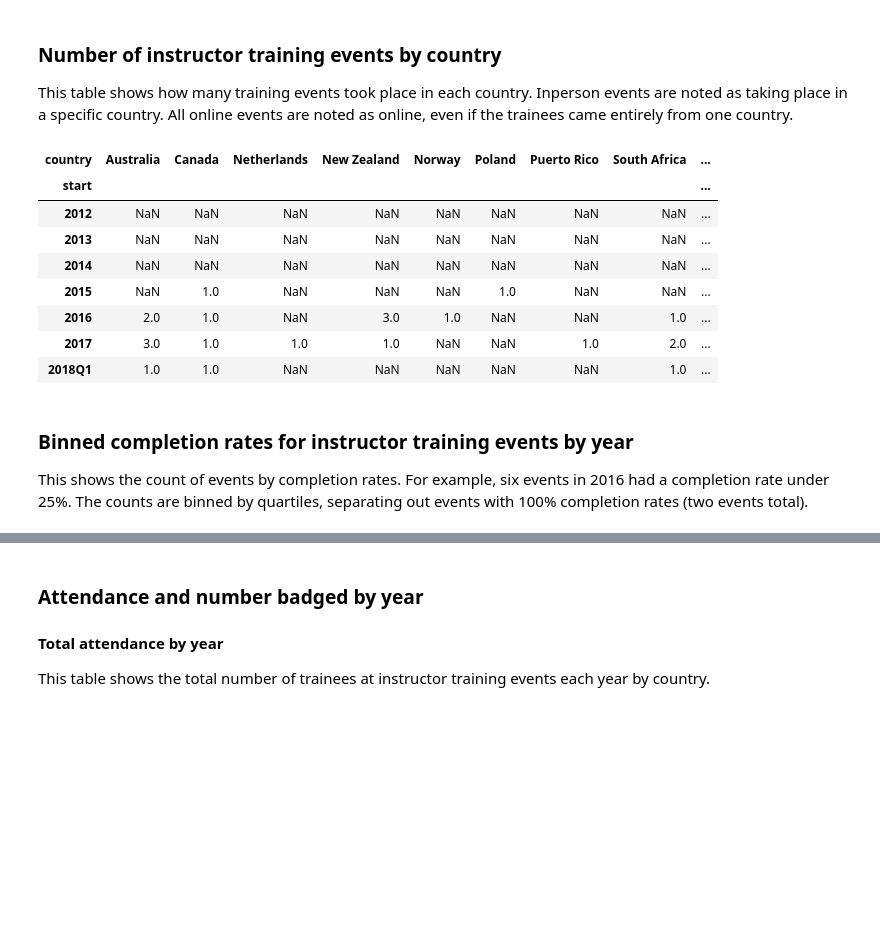
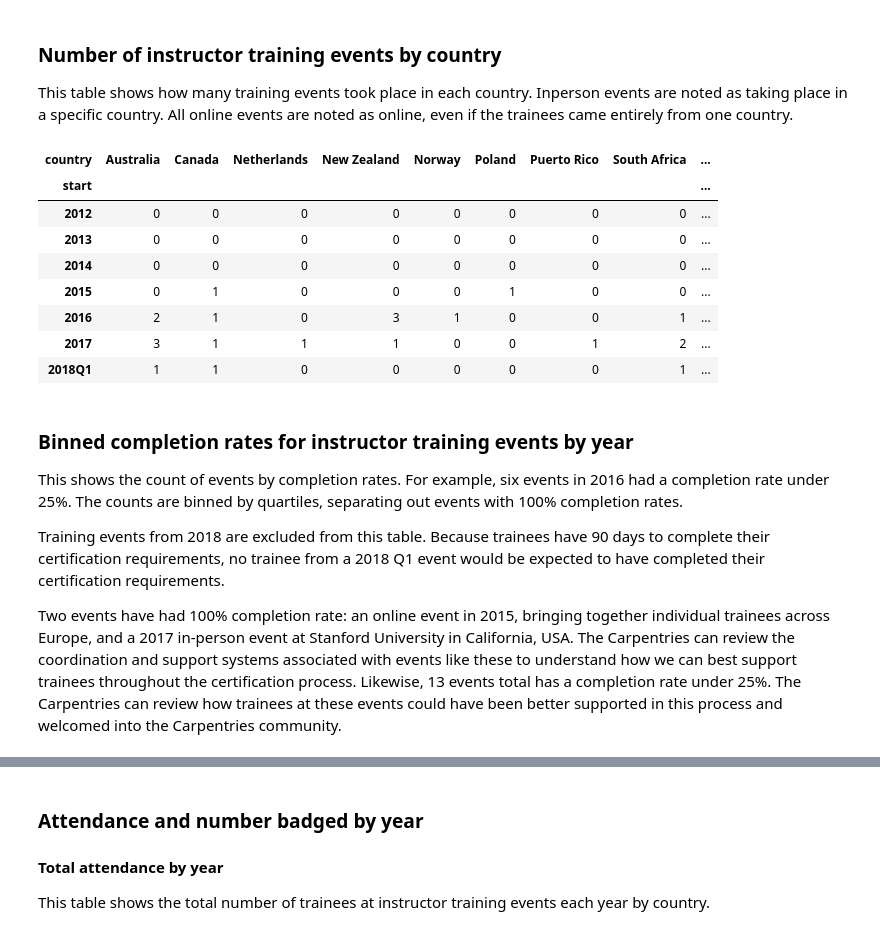
Before and after one commit to carpentries/assessment, a Jupyter notebook: programmatic-assessment/workshops/final_report_draft.ipynb, the cells around one changed output, grey strips where cells are left out. Drawn from its saved outputs; the diff is of its cells as text; code cells hidden in the pictures; blank space fills up the shorter version.

```diff
--- a/programmatic-assessment/workshops/final_report_draft.ipynb
+++ b/programmatic-assessment/workshops/final_report_draft.ipynb
@@ -557,23 +572,31 @@ badges_by_training_event
 
 This table shows how many training events took place in each country.  Inperson events are noted as taking place in a specific country. All online events are noted as online, even if the trainees came entirely from one country.
 # %%
-trainigs_by_country = badges_by_training_event.groupby([badges_by_training_event['start'].dt.year, 'country'])['slug'].count().unstack()
-trainigs_by_country['total'] = trainigs_by_country.sum(axis=1)
-trainigs_by_country.index.values
-trainigs_by_country = trainigs_by_country.rename(index = {2018:'2018Q1'})
-trainigs_by_country
+trainings_by_country = badges_by_training_event.groupby([badges_by_training_event['start'].dt.year, 'country'])['slug'].count().unstack()
+trainings_by_country['total'] = trainings_by_country.sum(axis=1)
+trainings_by_country.index.values
+trainings_by_country = trainings_by_country.rename(index = {2018:'2018Q1'})
+trainings_by_country = trainings_by_country.fillna(0)
+trainings_by_country = trainings_by_country.astype(int)
+
+trainings_by_country
 # %% [output]
 | country | Australia | Canada | Netherlands | New Zealand | Norway | Poland | Puerto Rico | South Africa | ... |
 | start |  |  |  |  |  |  |  |  | ... |
-| 2012 | NaN | NaN | NaN | NaN | NaN | NaN | NaN | NaN | ... |
-| 2013 | NaN | NaN | NaN | NaN | NaN | NaN | NaN | NaN | ... |
-| 2014 | NaN | NaN | NaN | NaN | NaN | NaN | NaN | NaN | ... |
-| 2015 | NaN | 1.0 | NaN | NaN | NaN | 1.0 | NaN | NaN | ... |
-| 2016 | 2.0 | 1.0 | NaN | 3.0 | 1.0 | NaN | NaN | 1.0 | ... |
-| 2017 | 3.0 | 1.0 | 1.0 | 1.0 | NaN | NaN | 1.0 | 2.0 | ... |
-| 2018Q1 | 1.0 | 1.0 | NaN | NaN | NaN | NaN | NaN | 1.0 | ... |
+| 2012 | 0 | 0 | 0 | 0 | 0 | 0 | 0 | 0 | ... |
+| 2013 | 0 | 0 | 0 | 0 | 0 | 0 | 0 | 0 | ... |
+| 2014 | 0 | 0 | 0 | 0 | 0 | 0 | 0 | 0 | ... |
+| 2015 | 0 | 1 | 0 | 0 | 0 | 1 | 0 | 0 | ... |
+| 2016 | 2 | 1 | 0 | 3 | 1 | 0 | 0 | 1 | ... |
+| 2017 | 3 | 1 | 1 | 1 | 0 | 0 | 1 | 2 | ... |
+| 2018Q1 | 1 | 1 | 0 | 0 | 0 | 0 | 0 | 1 | ... |
-# %% [markdown]
-### Binned completion rates for instructor training events by year
-
-This shows the count of events by completion rates.  For example, six events in 2016 had a completion rate under 25%.  The counts are binned by quartiles, separating out events with 100% completion rates (two events total).
+# %% [markdown]
+### Binned completion rates for instructor training events by year
+
+This shows the count of events by completion rates.  For example, six events in 2016 had a completion rate under 25%.  The counts are binned by quartiles, separating out events with 100% completion rates.
+
+Training events from 2018 are excluded from this table. Because trainees have 90 days to complete their certification requirements, no trainee from a 2018 Q1 event would be expected to have completed their certification requirements.
+
+
+Two events have had 100% completion rate:  an online event in 2015, bringing together individual trainees across Europe, and a 2017 in-person event at Stanford University in California, USA. The Carpentries can review the coordination and support systems associated with events like these to understand how we can best support trainees throughout the certification process.  Likewise, 13 events total has a completion rate under 25%.  The Carpentries can review how trainees at these events could have been better supported in this process and welcomed into the Carpentries community.
 # %%
```
Also changed, not shown: parts of 12 cells of this notebook.
